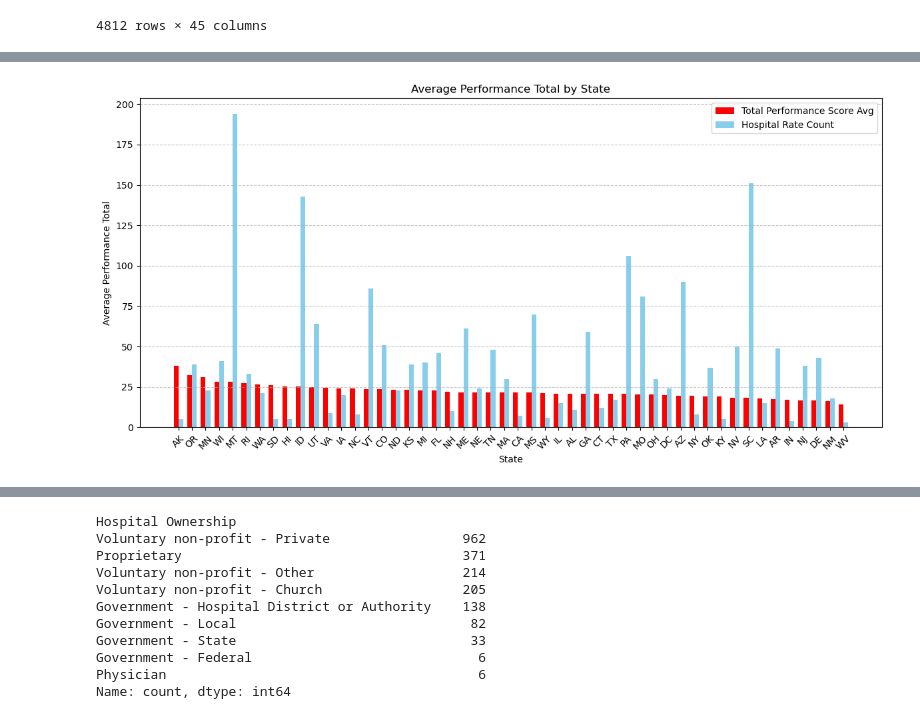
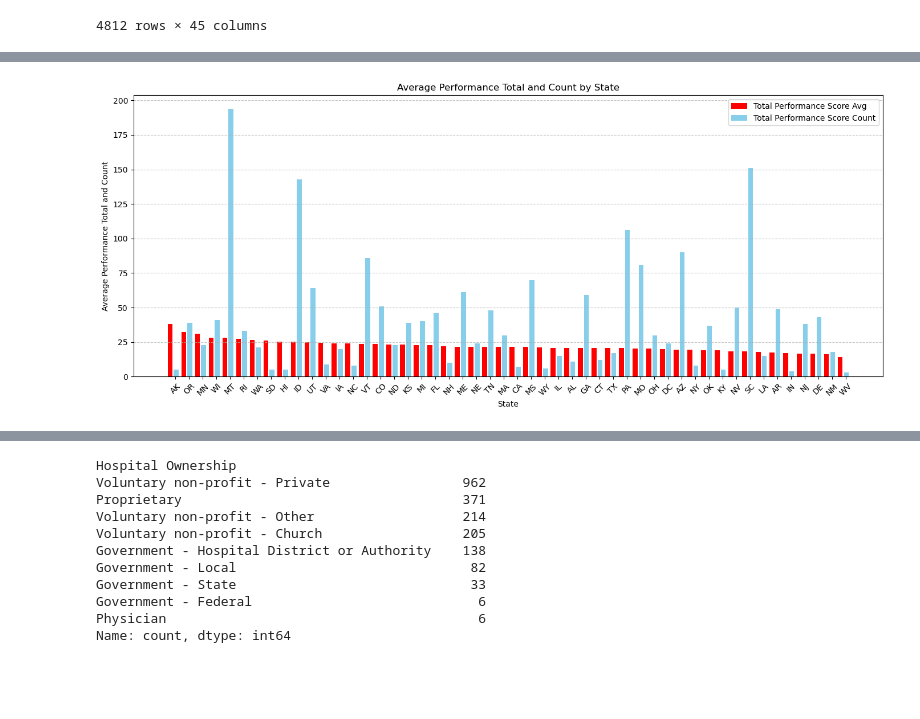
Before and after one commit to ElizabethVandergrift/Hospital_Metrics_Analysis, a Jupyter notebook: Project-1.ipynb, the cells around one changed output, grey strips where cells are left out. Drawn from its saved outputs; the diff is of its cells as text; code cells hidden in the pictures; blank space fills up the shorter version.

```diff
--- a/Project-1.ipynb
+++ b/Project-1.ipynb
@@ -358,29 +330,29 @@ lowest_states.head(10)
 # %%
 
 bar_width = 0.35
 
 # Center positions for each group of bars
 x = range(len(top_states.index))
 
 # Plotting
-plt.figure(figsize=(12, 6))
+plt.figure(figsize=(14, 6))
 
 # Plot the first set of bars
 plt.bar(x, top_states['Total Performance Score Avg'], width=bar_width, color='red', label='Total Performance Score Avg')
 
 # Plot the second set of bars next to the first one
-plt.bar([i + bar_width for i in x], by_state_df_count['Hospital Rate Count'], width=bar_width, color='skyblue', label='Hospital Rate Count')
+plt.bar([i + bar_width + 0.1 for i in x], by_state_df_count['Total Performance Score Count'], width=bar_width, color='skyblue', label='Total Performance Score Count')
 
-plt.title('Average Performance Total by State')
+plt.title('Average Performance Total and Count by State')
 plt.xlabel('State')
-plt.ylabel('Average Performance Total')
-plt.xticks([i + bar_width/2 for i in x], top_states.index, rotation=45)  # Rotating x-axis labels for better readability
+plt.ylabel('Average Performance Total and Count')
+plt.xticks([i + bar_width + 0.05 for i in x], top_states.index, rotation=45)  # Adjust tick mark positions
 plt.grid(axis='y', linestyle='--', alpha=0.7)
 plt.legend()
 plt.tight_layout()
 plt.show()
 # %% [output]
-[figure, old version]
+[figure, new version]
 # %%
 # Define a function to create Linear Regression plots
 def plot_linear_regression(x_values, y_values, xlabel, ylabel, title, coordinates):
```
Also changed, not shown: parts of 29 cells of this notebook.
